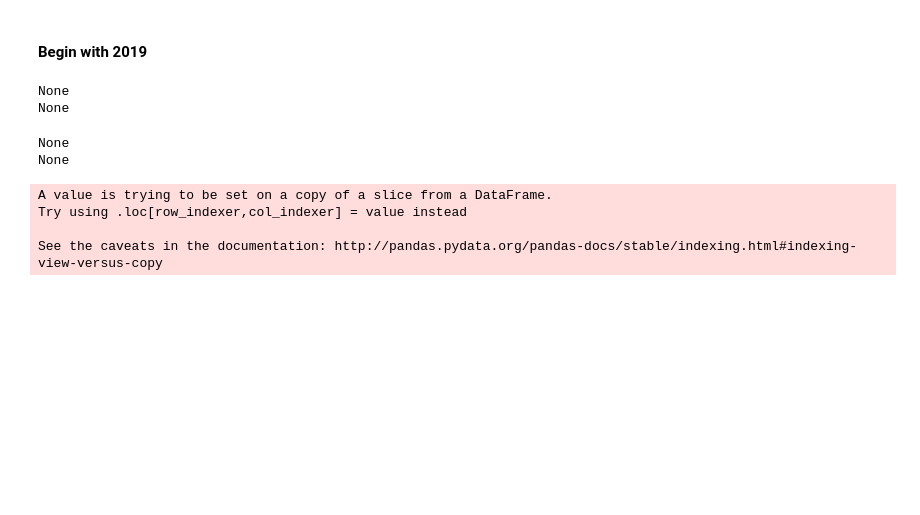
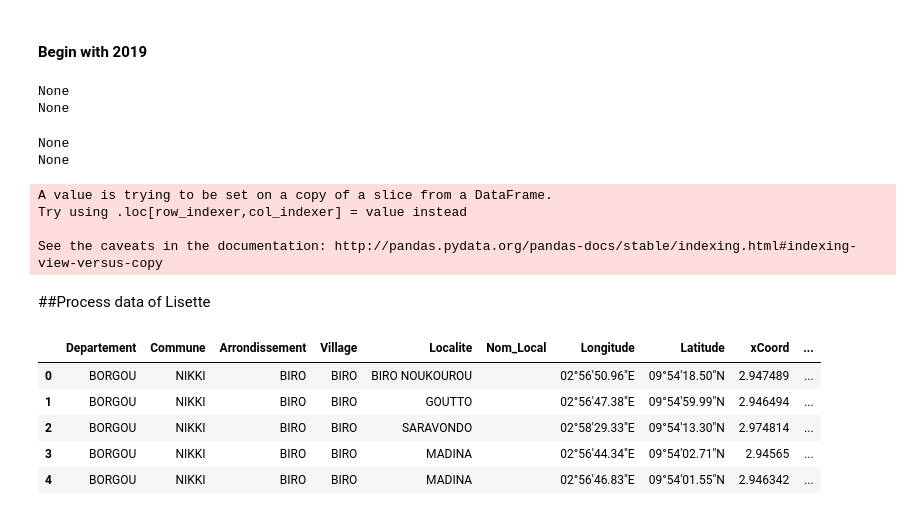
Before and after one commit to OANInternational/aguapp-ds, a Jupyter notebook: estructurar_bbdd_y_subir_a_firebase.ipynb, the cells around one changed output. Drawn from its saved outputs; the diff is of its cells as text; code cells hidden in the pictures; blank space fills up the shorter version.

```diff
--- a/estructurar_bbdd_y_subir_a_firebase.ipynb
+++ b/estructurar_bbdd_y_subir_a_firebase.ipynb
@@ -46,5 +50,9 @@ ID2=str(spreadsheet_ids['ID2'])
 ID3=str(spreadsheet_ids['ID3'])
 #bombas final, datos de 2016 y 2009
 ID4=str(spreadsheet_ids['ID4'])
+#bombas lisette
+ID5=str(spreadsheet_ids['ID5'])
+#demograpique data
+ID6=str(spreadsheet_ids['ID6'])
 # %% [markdown]
 # CONNECT TO FIREBASE
@@ -91,7 +121,7 @@ import pandas as pd
 # %% [markdown]
 ## OPEN FROM GOOGLE SHEET
 # %%
-ids = [ID1,ID2,ID3]
+ids = [ID1,ID2,ID3,ID5]
 dfs = []
 for ID in ids:
   #SPREADSHEET_ID = ID
@@ -104,6 +134,7 @@ for ID in ids:
 df_2019=dfs[0]
 df_2016=dfs[1]
 df_2009=dfs[2]
+df_lisette = dfs[3]
 # %%
 dfs[1]["Etat de l'ouvrage"].unique()
 # %% [output]
@@ -335,3 +369,14 @@ df_2019_filtered=df_2019_filtered.set_index('index')
 #convert to dictionary
 dict_2019 = df_2019_filtered.to_dict('index')
 dict_2019 = [{k: v} for k, v in dict_2019.items()]
+# %% [markdown]
+##Process data of Lisette
+# %%
+df_lisette.head()
+# %% [output]
+|  | Departement | Commune | Arrondissement | Village | Localite | Nom_Local | Longitude | Latitude | xCoord | ... |
+| 0 | BORGOU | NIKKI | BIRO | BIRO | BIRO NOUKOUROU |  | 02°56'50.96"E | 09°54'18.50"N | 2.947489 | ... |
+| 1 | BORGOU | NIKKI | BIRO | BIRO | GOUTTO |  | 02°56'47.38"E | 09°54'59.99"N | 2.946494 | ... |
+| 2 | BORGOU | NIKKI | BIRO | BIRO | SARAVONDO |  | 02°58'29.33"E | 09°54'13.30"N | 2.974814 | ... |
+| 3 | BORGOU | NIKKI | BIRO | BIRO | MADINA |  | 02°56'44.34"E | 09°54'02.71"N | 2.94565 | ... |
+| 4 | BORGOU | NIKKI | BIRO | BIRO | MADINA |  | 02°56'46.83"E | 09°54'01.55"N | 2.946342 | ... |
```
Also changed, not shown: parts of 46 cells of this notebook.
